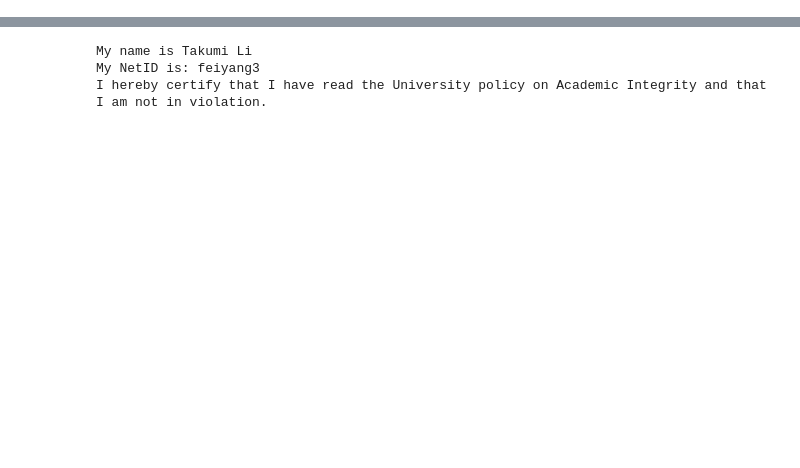
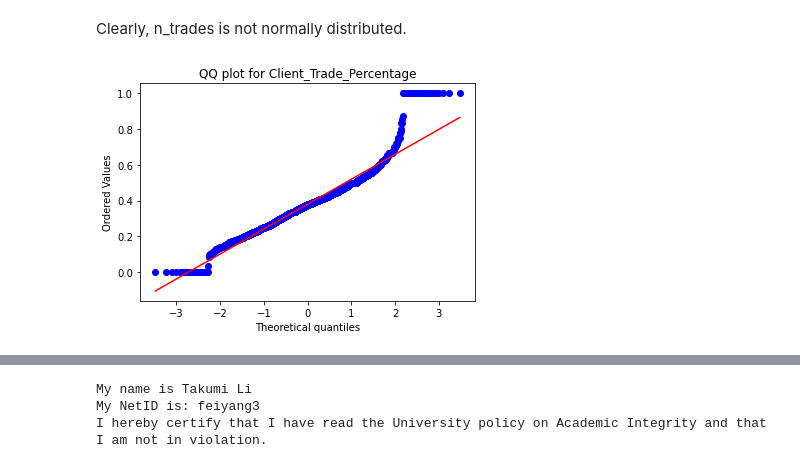
Before and after one commit to TakumiDawn/Machine-Learning-in-Finance-Lab, a Jupyter notebook: IE517_F20_HW3/HW3.ipynb, the cells around one changed output, grey strips where cells are left out. Saved outputs shown, nothing was run; the diff lists cells and outputs as text; code cells hidden in the pictures; blank space fills up the shorter version.

```diff
--- a/IE517_F20_HW3/HW3.ipynb
+++ b/IE517_F20_HW3/HW3.ipynb
@@ -113,0 +93,8 @@ plt.show()
+# %% [markdown]
+Clearly, n_trades is not normally distributed.
+# %%
+stats.probplot(df['Client_Trade_Percentage'], dist = 'norm', plot = pylab)
+plt.title('QQ plot for Client_Trade_Percentage')
+pylab.show()
+# %% [output]
+[figure, added]
```
Also changed, not shown: parts of 30 cells of this notebook.
